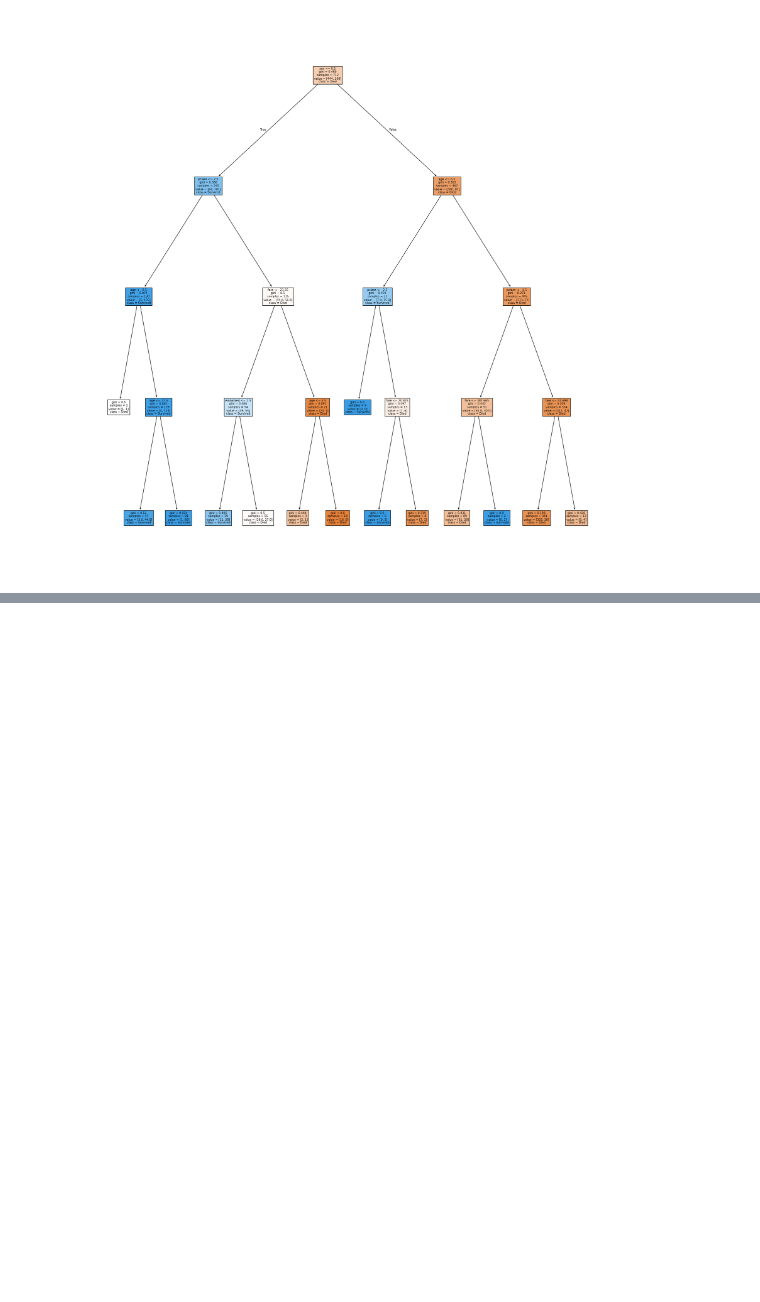
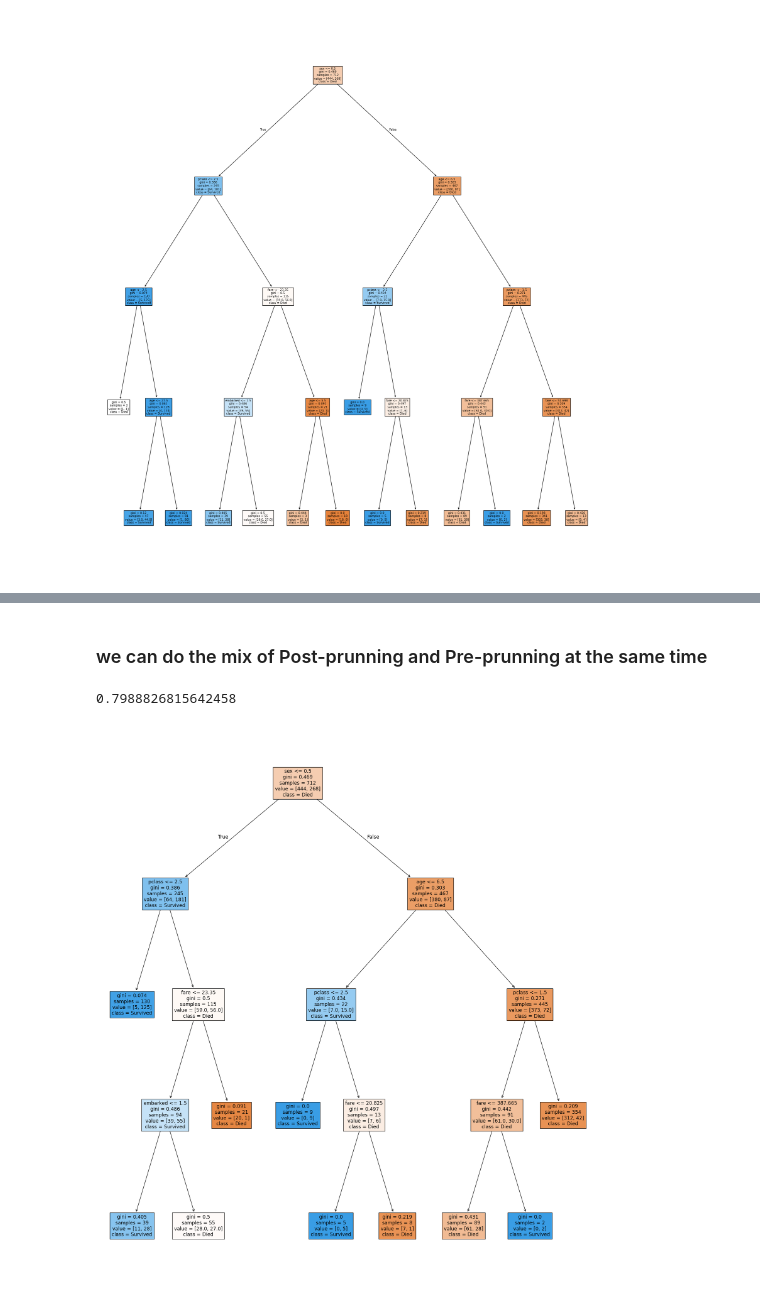
Before and after one commit to vishxlkr/machineLearning, a Jupyter notebook: supervisedLearning/7_Decision_trees.ipynb, the cells around one changed output, grey strips where cells are left out. Saved outputs shown, nothing was run; the diff lists cells and outputs as text; code cells hidden in the pictures; blank space fills up the shorter version.

```diff
--- a/supervisedLearning/7_Decision_trees.ipynb
+++ b/supervisedLearning/7_Decision_trees.ipynb
@@ -205,0 +283,20 @@ Accuracy for split= 30 , accuracy = 0.7932960893854749
+# %% [markdown]
+### we can do the mix of Post-prunning and Pre-prunning at the same time
+# %%
+best_model = DecisionTreeClassifier(ccp_alpha=best_alpha,  max_depth=4)
+best_model.fit(X_train, y_train)
+
+plt.figure(figsize=(18,20))
+plot_tree(
+    best_model ,
+    feature_names=X.columns,
+    class_names=["Died", "Survived"],
+    filled=True,
+)
+
+plt.tight_layout()
+
+print(best_model.score(X_test, y_test))
+# %% [output]
+0.7988826815642458
+[figure, added]
```
Also changed, not shown: parts of 11 cells of this notebook.
